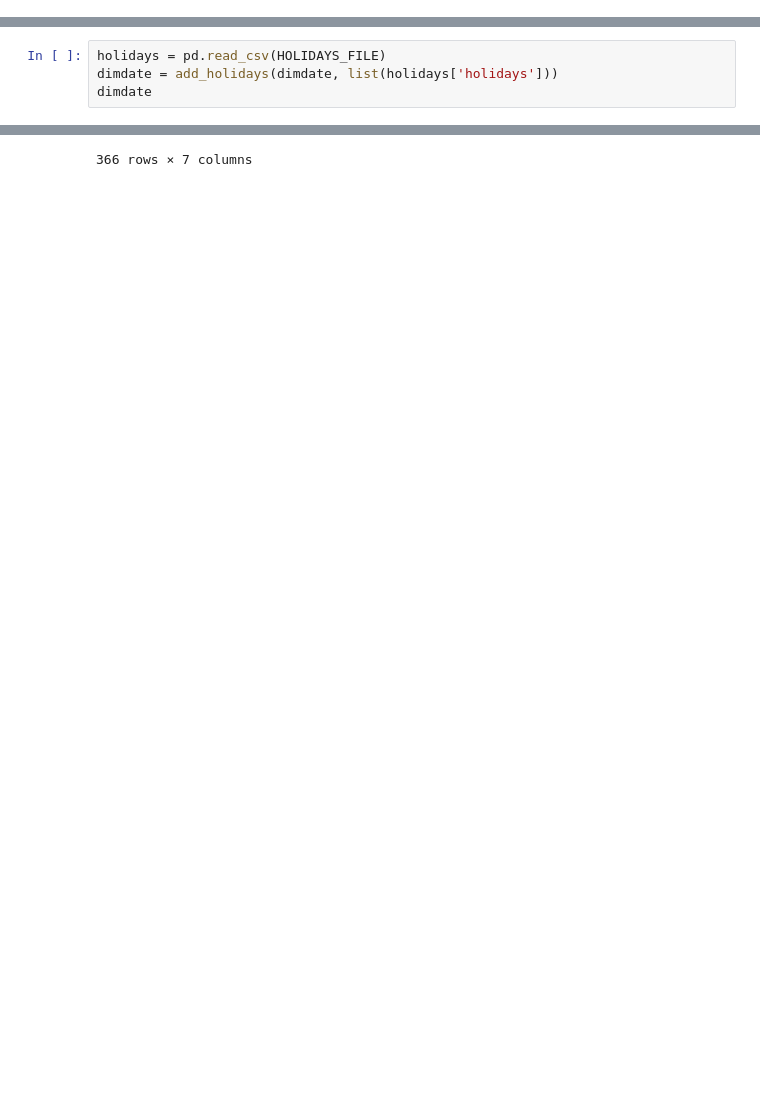
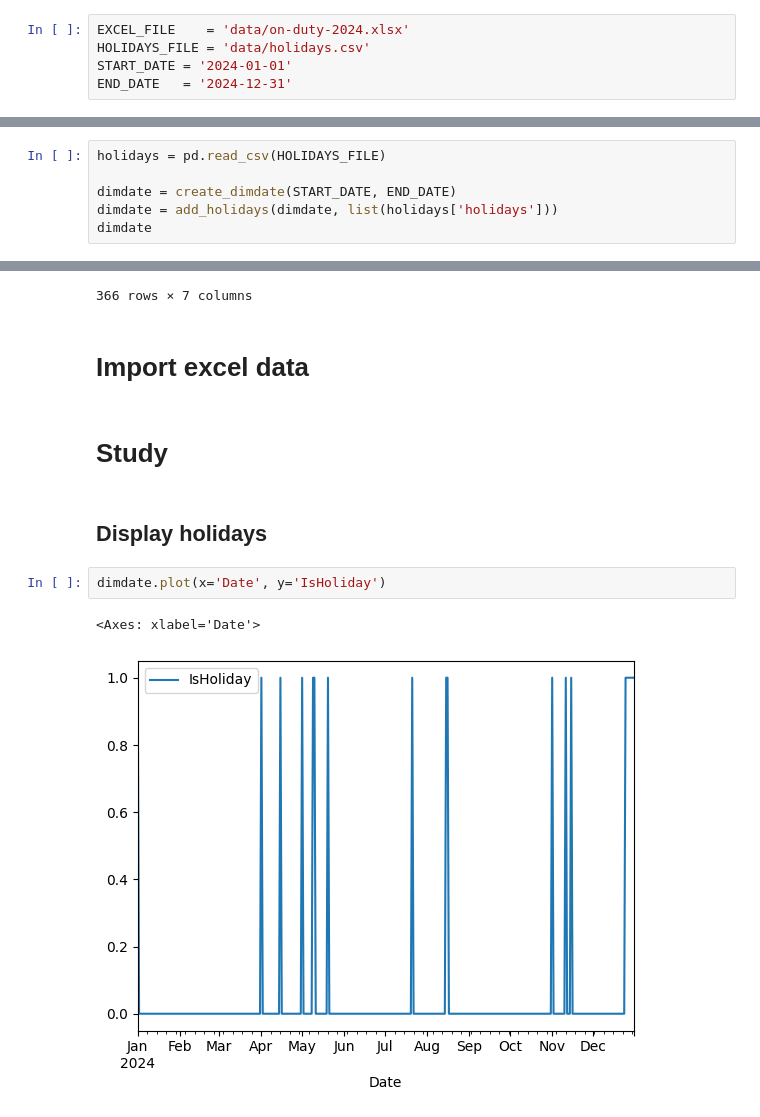
Before and after one commit to Fnor-BE/on-duty-2024, a Jupyter notebook: on-duty.ipynb, the cells around one changed output, grey strips where cells are left out. Cells and saved outputs as stored; diff of their text form; blank space fills up the shorter version.

Commit message:
Made graphs to display holidays and DaysToHoliday

```diff
--- a/on-duty.ipynb
+++ b/on-duty.ipynb
@@ -26,0 +15,5 @@ dimdate
+# %%
+EXCEL_FILE    = 'data/on-duty-2024.xlsx'
+HOLIDAYS_FILE = 'data/holidays.csv'
+START_DATE = '2024-01-01'
+END_DATE   = '2024-12-31'
@@ -27,5 +22,7 @@ dimdate
 # %%
 holidays = pd.read_csv(HOLIDAYS_FILE)
+
+dimdate = create_dimdate(START_DATE, END_DATE)
 dimdate = add_holidays(dimdate, list(holidays['holidays']))
 dimdate
 # %% [output]
@@ -42,3 +39,14 @@ dimdate
 | 364 | 2024-12-30 | 1 | Monday | Mon | 0 | 1 | 0 |
 | 365 | 2024-12-31 | 2 | Tuesday | Tue | 0 | 1 | 0 |
 366 rows × 7 columns
+# %% [markdown]
+# Import excel data
+# %% [markdown]
+# Study
+# %% [markdown]
+## Display holidays
+# %%
+dimdate.plot(x='Date', y='IsHoliday')
+# %% [output]
+<Axes: xlabel='Date'>
+[figure, added]
```
Also changed, not shown: parts of 9 cells of this notebook, 1 other file.
